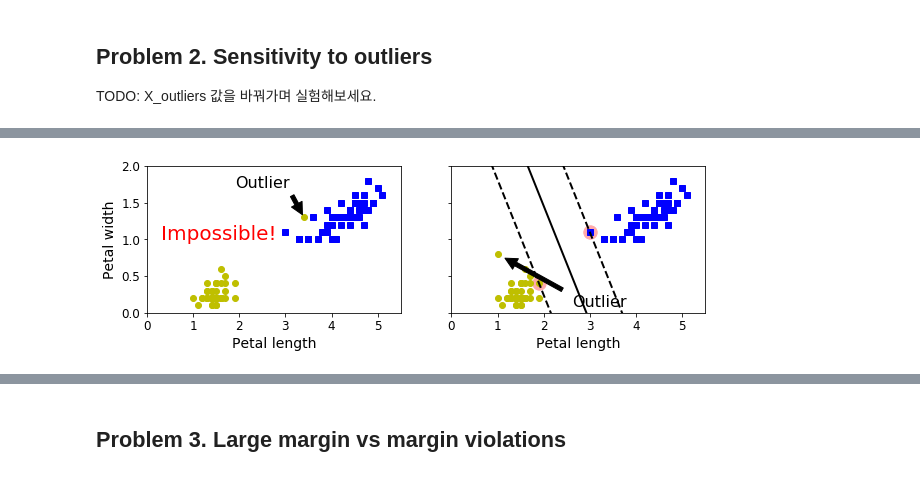
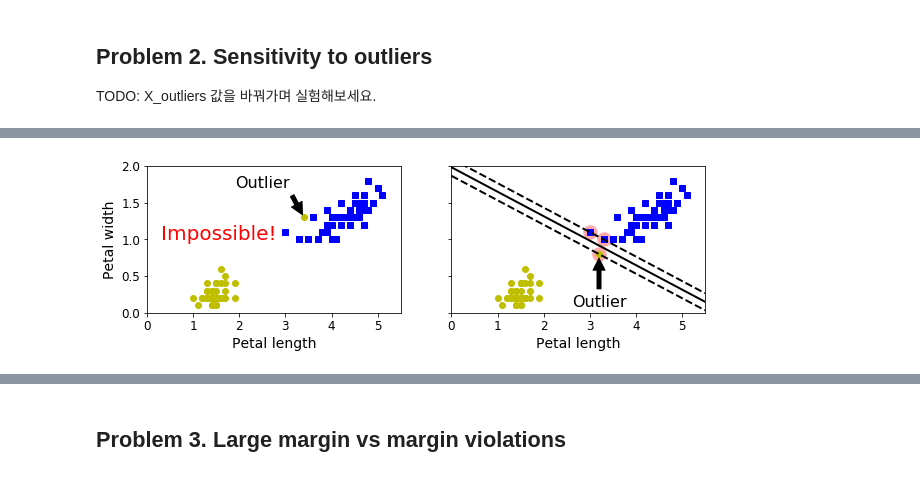
Before and after one commit to lucetre-snu/20s-machine-learning, a Jupyter notebook: Assignment2/AS2-SVM.ipynb, the cells around one changed output, grey strips where cells are left out. Saved outputs shown, nothing was run; the diff lists cells and outputs as text; code cells hidden in the pictures.

```diff
--- a/Assignment2/AS2-SVM.ipynb
+++ b/Assignment2/AS2-SVM.ipynb
@@ -109,49 +109,54 @@ plt.show()
 ## Problem 2. Sensitivity to outliers
 TODO: X_outliers 값을 바꿔가며 실험해보세요.
 # %%
+def plot_outliers(X_outliers):
+    y_outliers = np.array([0, 0])
+    Xo1 = np.concatenate([X, X_outliers[:1]], axis=0)
+    yo1 = np.concatenate([y, y_outliers[:1]], axis=0)
+    Xo2 = np.concatenate([X, X_outliers[1:]], axis=0)
+    yo2 = np.concatenate([y, y_outliers[1:]], axis=0)
+
+    svm_clf2 = SVC(kernel="linear", C=10**9)
+    svm_clf2.fit(Xo2, yo2)
+
+    fig, axes = plt.subplots(ncols=2, figsize=(10,2.7), sharey=True)
+
+    plt.sca(axes[0])
+    plt.plot(Xo1[:, 0][yo1==1], Xo1[:, 1][yo1==1], "bs")
+    plt.plot(Xo1[:, 0][yo1==0], Xo1[:, 1][yo1==0], "yo")
+    plt.text(0.3, 1.0, "Impossible!", fontsize=20, color="red")
+    plt.xlabel("Petal length", fontsize=14)
+    plt.ylabel("Petal width", fontsize=14)
+    plt.annotate("Outlier",
+                 xy=(X_outliers[0][0], X_outliers[0][1]),
+                 xytext=(2.5, 1.7),
+                 ha="center",
+                 arrowprops=dict(facecolor='black', shrink=0.1),
+                 fontsize=16,
+                )
+    plt.axis([0, 5.5, 0, 2])
+
+    plt.sca(axes[1])
+    plt.plot(Xo2[:, 0][yo2==1], Xo2[:, 1][yo2==1], "bs")
+    plt.plot(Xo2[:, 0][yo2==0], Xo2[:, 1][yo2==0], "yo")
+    plot_svc_decision_boundary(svm_clf2, 0, 5.5)
+    plt.xlabel("Petal length", fontsize=14)
+    plt.annotate("Outlier",
+                 xy=(X_outliers[1][0], X_outliers[1][1]),
+                 xytext=(3.2, 0.08),
+                 ha="center",
+                 arrowprops=dict(facecolor='black', shrink=0.1),
+                 fontsize=16,
+                )
+    plt.axis([0, 5.5, 0, 2])
+
+    plt.show()
+
 #################### TODO ####################
-X_outliers = np.array([[3.4, 1.3], [3.2, 0.8]])
-X_outliers = np.array([[3.4, 1.3], [3.2, 0.8]])
+plot_outliers(np.array([[3.4, 1.3], [3.2, 0.8]]))
+plot_outliers(np.array([[5, 1.2], [5, 0.5]]))
+plot_outliers(np.array([[4, 1], [2, 0.6]]))
+plot_outliers(np.array([[5.5, 2.0], [5.5, 0]]))
+plot_outliers(np.array([[3, 1.1], [3, 1.09]]))
 ##############################################
-y_outliers = np.array([0, 0])
-Xo1 = np.concatenate([X, X_outliers[:1]], axis=0)
-yo1 = np.concatenate([y, y_outliers[:1]], axis=0)
-Xo2 = np.concatenate([X, X_outliers[1:]], axis=0)
-yo2 = np.concatenate([y, y_outliers[1:]], axis=0)
-
-svm_clf2 = SVC(kernel="linear", C=10**9)
-svm_clf2.fit(Xo2, yo2)
-
-fig, axes = plt.subplots(ncols=2, figsize=(10,2.7), sharey=True)
-
-plt.sca(axes[0])
-plt.plot(Xo1[:, 0][yo1==1], Xo1[:, 1][yo1==1], "bs")
-plt.plot(Xo1[:, 0][yo1==0], Xo1[:, 1][yo1==0], "yo")
-plt.text(0.3, 1.0, "Impossible!", fontsize=20, color="red")
-plt.xlabel("Petal length", fontsize=14)
-plt.ylabel("Petal width", fontsize=14)
-plt.annotate("Outlier",
-             xy=(X_outliers[0][0], X_outliers[0][1]),
-             xytext=(2.5, 1.7),
-             ha="center",
-             arrowprops=dict(facecolor='black', shrink=0.1),
-             fontsize=16,
-            )
-plt.axis([0, 5.5, 0, 2])
-
-plt.sca(axes[1])
-plt.plot(Xo2[:, 0][yo2==1], Xo2[:, 1][yo2==1], "bs")
-plt.plot(Xo2[:, 0][yo2==0], Xo2[:, 1][yo2==0], "yo")
-plot_svc_decision_boundary(svm_clf2, 0, 5.5)
-plt.xlabel("Petal length", fontsize=14)
-plt.annotate("Outlier",
-             xy=(X_outliers[1][0], X_outliers[1][1]),
-             xytext=(3.2, 0.08),
-             ha="center",
-             arrowprops=dict(facecolor='black', shrink=0.1),
-             fontsize=16,
-            )
-plt.axis([0, 5.5, 0, 2])
-
-plt.show()
 # %% [output]
@@ -159 +164 @@ plt.show()
-[figure, old version]
+[figure, new version]
```
Also changed, not shown: parts of 16 cells of this notebook.
